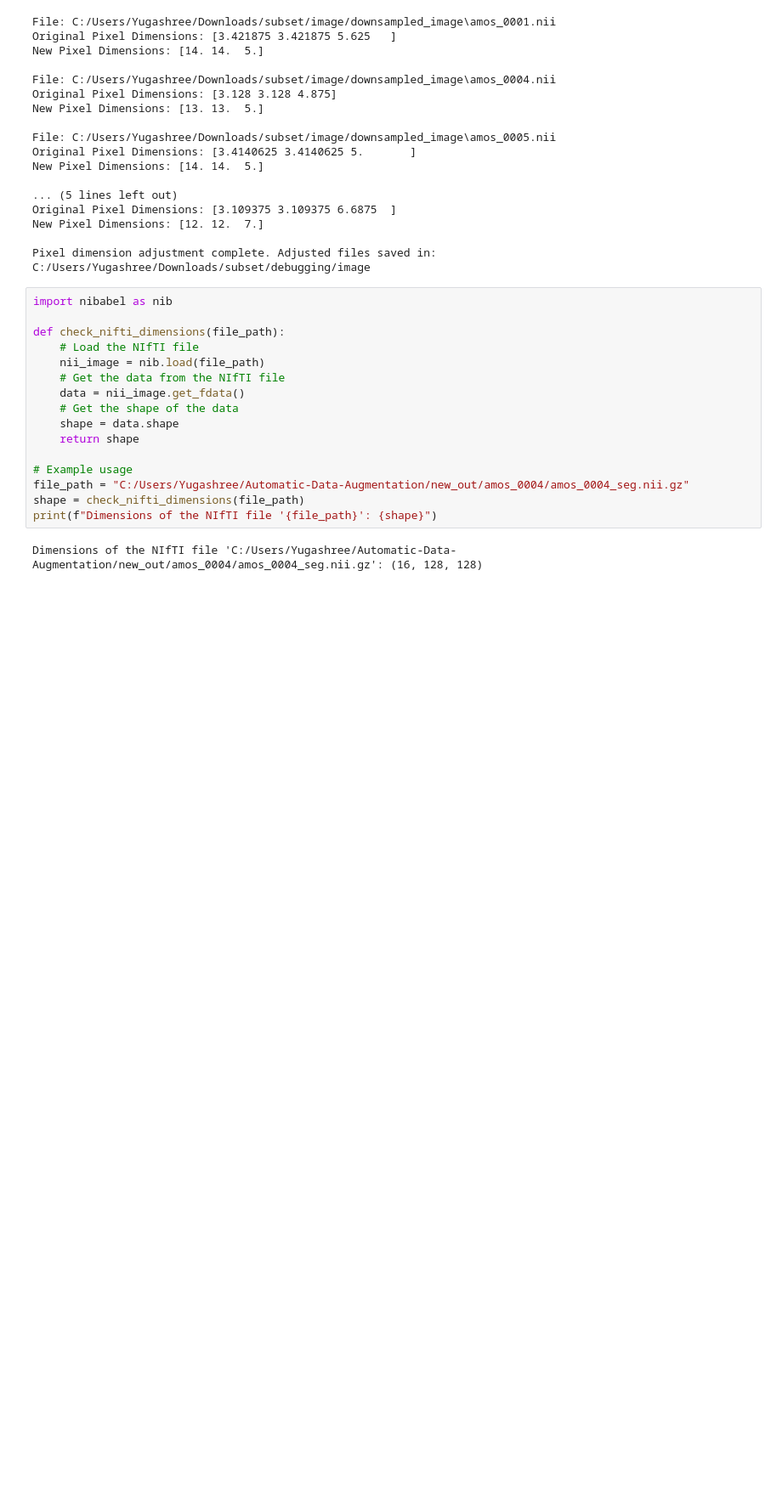
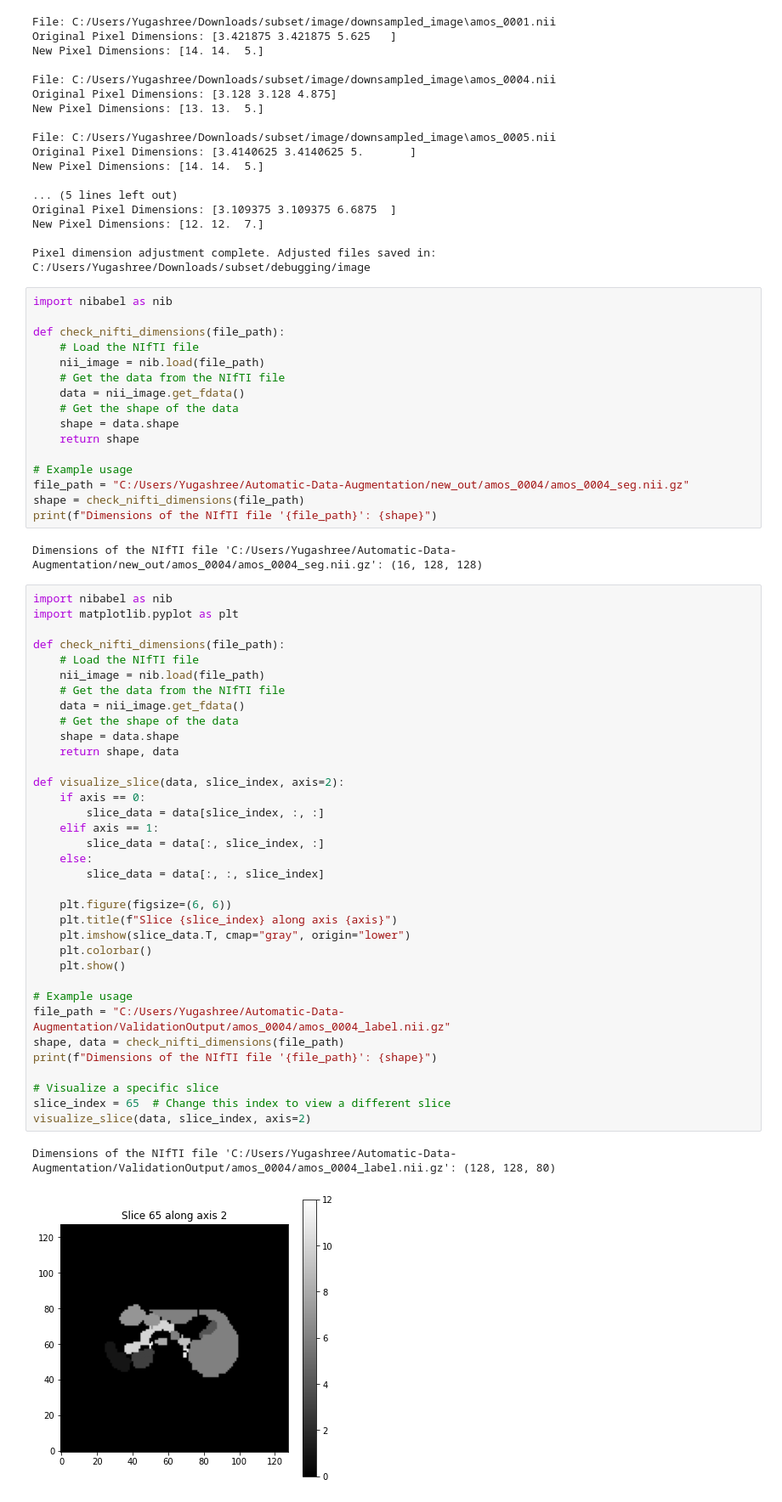
Before and after one commit to YugaC/Automatic-Data-Augmentation, a Jupyter notebook: labels_seperated.ipynb, the cells around one changed output. Shown: that part at 85% size. Drawn from its saved outputs; the diff is of its cells as text; blank space fills up the shorter version.

```diff
--- a/labels_seperated.ipynb
+++ b/labels_seperated.ipynb
@@ -559,3 +559,41 @@ shape = check_nifti_dimensions(file_path)
 print(f"Dimensions of the NIfTI file '{file_path}': {shape}")
 # %% [output]
 Dimensions of the NIfTI file 'C:/Users/Yugashree/Automatic-Data-Augmentation/new_out/amos_0004/amos_0004_seg.nii.gz': (16, 128, 128)
+# %%
+import nibabel as nib
+import matplotlib.pyplot as plt
+
+def check_nifti_dimensions(file_path):
+    # Load the NIfTI file
+    nii_image = nib.load(file_path)
+    # Get the data from the NIfTI file
+    data = nii_image.get_fdata()
+    # Get the shape of the data
+    shape = data.shape
+    return shape, data
+
+def visualize_slice(data, slice_index, axis=2):
+    if axis == 0:
+        slice_data = data[slice_index, :, :]
+    elif axis == 1:
+        slice_data = data[:, slice_index, :]
+    else:
+        slice_data = data[:, :, slice_index]
+
+    plt.figure(figsize=(6, 6))
+    plt.title(f"Slice {slice_index} along axis {axis}")
+    plt.imshow(slice_data.T, cmap="gray", origin="lower")
+    plt.colorbar()
+    plt.show()
+
+# Example usage
+file_path = "C:/Users/Yugashree/Automatic-Data-Augmentation/ValidationOutput/amos_0004/amos_0004_label.nii.gz"
+shape, data = check_nifti_dimensions(file_path)
+print(f"Dimensions of the NIfTI file '{file_path}': {shape}")
+
+# Visualize a specific slice
+slice_index = 65  # Change this index to view a different slice
+visualize_slice(data, slice_index, axis=2)
+# %% [output]
+Dimensions of the NIfTI file 'C:/Users/Yugashree/Automatic-Data-Augmentation/ValidationOutput/amos_0004/amos_0004_label.nii.gz': (128, 128, 80)
+[figure, added]
```
Also changed, not shown: 3 other files.
